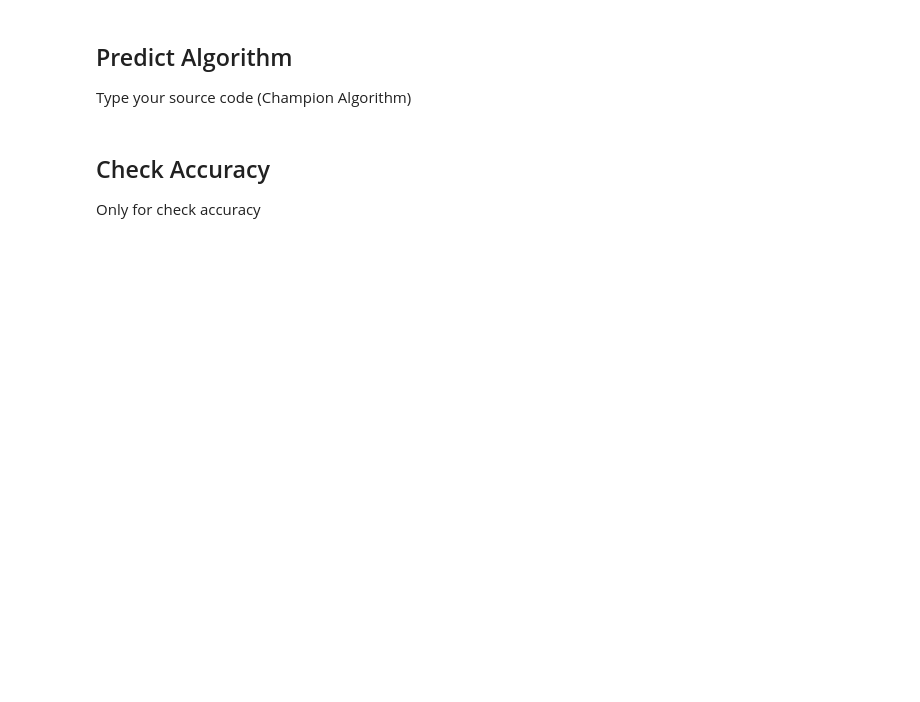
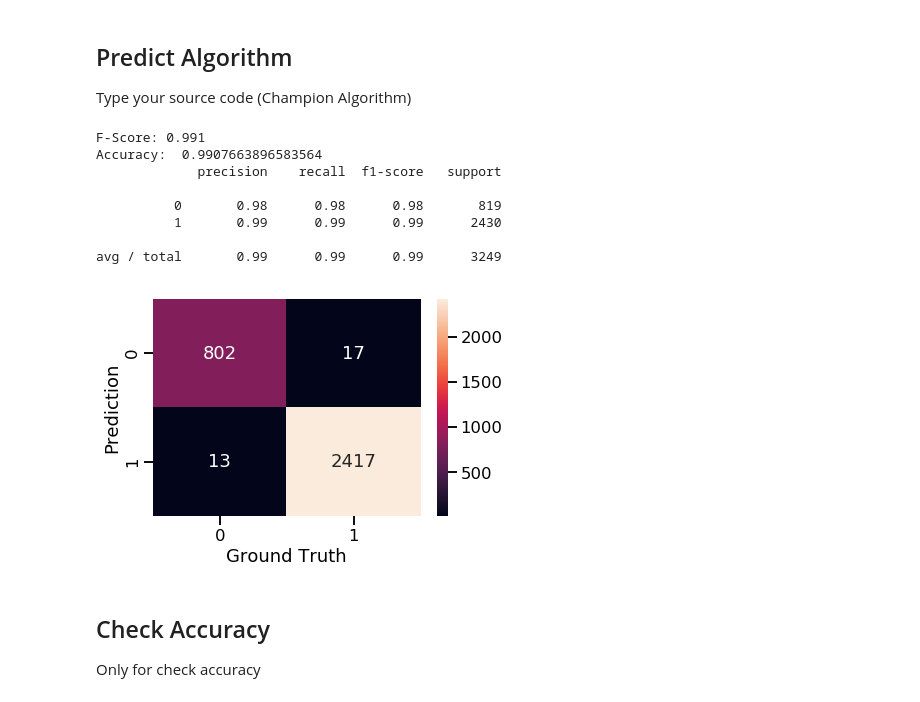
Before and after one commit to Junhyuck-Woo/CAU-ArtificialIntelligence, a Jupyter notebook: model/YuseonSujin/Classification_Wine.ipynb, the cells around one changed output. Cells and saved outputs as stored; diff of their text form; code cells hidden in the pictures; blank space fills up the shorter version.

```diff
--- a/model/YuseonSujin/Classification_Wine.ipynb
+++ b/model/YuseonSujin/Classification_Wine.ipynb
@@ -75,3 +290,23 @@ AttributeError: 'NoneType' object has no attribute 'plt'
+# %%
+# data with outliers removed
+data.head()
+y_data = data['color']
+x_data = data.drop(data.columns[len(data.columns)-1], axis=1)
+
+from sklearn.model_selection import train_test_split
+# Split as train data and test data
+tr_data, ts_data, tr_ans, ts_ans = train_test_split(x_data, y_data, test_size=0.5, shuffle=True)
+
+
+# original data
+# original_data['color'] = lb.fit_transform(original_data['color'])
+
+# y_data = original_data['color']
+# x_data = data.drop(data.columns[len(data.columns)-1],axis=1)
+
+# from sklearn.model_selection import train_test_split
+# # Split as train data and test data
+# tr_data, ts_data, tr_ans, ts_ans = train_test_split(x_data, y_data, test_size=0.5, shuffle=True)
 # %% [markdown]
 ## Predict Algorithm
 
@@ -83,10 +318,10 @@ Type your source code (Champion Algorithm)
 # ans_df.to_csv("Iris_ts_ans.csv", mode='w')
 
 # # KNN, neighbors=5
-from sklearn.neighbors import KNeighborsClassifier
-KNN = KNeighborsClassifier(n_neighbors=5)
-KNN = KNN.fit(tr_data, tr_ans)
-y_pred = KNN.predict(ts_data)
+# from sklearn.neighbors import KNeighborsClassifier
+# KNN = KNeighborsClassifier(n_neighbors=5)
+# KNN = KNN.fit(tr_data, tr_ans)
+# y_pred = KNN.predict(ts_data)
 
 # pred_df = pd.DataFrame(y_pred)
 # pred_df.to_csv("Iris_KNN5.csv", mode='w')
@@ -112,7 +347,7 @@ y_pred = KNN.predict(ts_data)
 # pred_df.to_csv("Iris_SVM.csv", mode='w')
 # print(accuracy(ts_ans, y_pred))
 
-# # Bagging
+# Bagging
 # from sklearn.ensemble import BaggingClassifier
 # BC = BaggingClassifier(n_estimators=50)
 # BC = BC.fit(tr_data, tr_ans)
@@ -123,40 +358,67 @@ y_pred = KNN.predict(ts_data)
 # print(accuracy(ts_ans, y_pred))
 
 # # RandomForest
-# from sklearn.ensemble import RandomForestClassifier
-# RF = RandomForestClassifier()
-# RF = RF.fit(tr_data, tr_ans)
-# y_pred = RF.predict(ts_data)
+from sklearn.ensemble import RandomForestClassifier
+RF = RandomForestClassifier()
+RF = RF.fit(tr_data, tr_ans)
+y_pred = RF.predict(ts_data)
 
 # pred_df = pd.DataFrame(y_pred)
 # pred_df.to_csv("Iris_RF.csv", mode='w')
 # print(accuracy(ts_ans, y_pred))
 
 # # GradientBoosting
 # from sklearn.ensemble import GradientBoostingClassifier
 # GBC = GradientBoostingClassifier()
 # GBC = GBC.fit(tr_data, tr_ans)
 # y_pred = GBC.predict(ts_data)
 
 # pred_df = pd.DataFrame(y_pred)
 # pred_df.to_csv("Iris_GB.csv", mode='w')
 # print(accuracy(ts_ans, y_pred))
 
 # # AdaBoosting
 # from sklearn.ensemble import AdaBoostClassifier
 # from sklearn.tree import DecisionTreeClassifier
 # ABC = AdaBoostClassifier()
 # ABC = ABC.fit(tr_data, tr_ans)
 # y_pred = ABC.predict(ts_data)
 
 # pred_df = pd.DataFrame(y_pred)
 # pred_df.to_csv("Iris_AB.csv", mode='w')
 # print(accuracy(ts_ans, y_pred))
 
 # pred_df = pd.DataFrame(y_pred)
 # pred_df.to_csv("output.csv", mode='w')
 
 # End of Demo
+
+
+p,r,f,s = precision_recall_fscore_support(ts_ans, y_pred, average='micro')
+print("F-Score:", round(f,3))
+print("Accuracy: ", accuracy_score(ts_ans, y_pred))
+
+print(classification_report(ts_ans, y_pred))
+
+labels = sorted(ts_ans.unique())
+chart = pd.DataFrame(confusion_matrix(ts_ans, y_pred),
+                  columns=labels, index=labels)
+sns.set_context('talk')
+ax = sns.heatmap(chart, annot=True, fmt='d', xticklabels=True, yticklabels=True)
+ax.set_xticklabels(labels)
+ax.set_yticklabels(labels)
+ax.set_ylabel('Prediction')
+ax.set_xlabel('Ground Truth');
+# %% [output]
+F-Score: 0.991
+Accuracy:  0.9907663896583564
+             precision    recall  f1-score   support
+
+          0       0.98      0.98      0.98       819
+          1       0.99      0.99      0.99      2430
+
+avg / total       0.99      0.99      0.99      3249
+[figure, added]
 # %% [markdown]
 ## Check Accuracy
 
```
Also changed, not shown: parts of 15 cells of this notebook.
